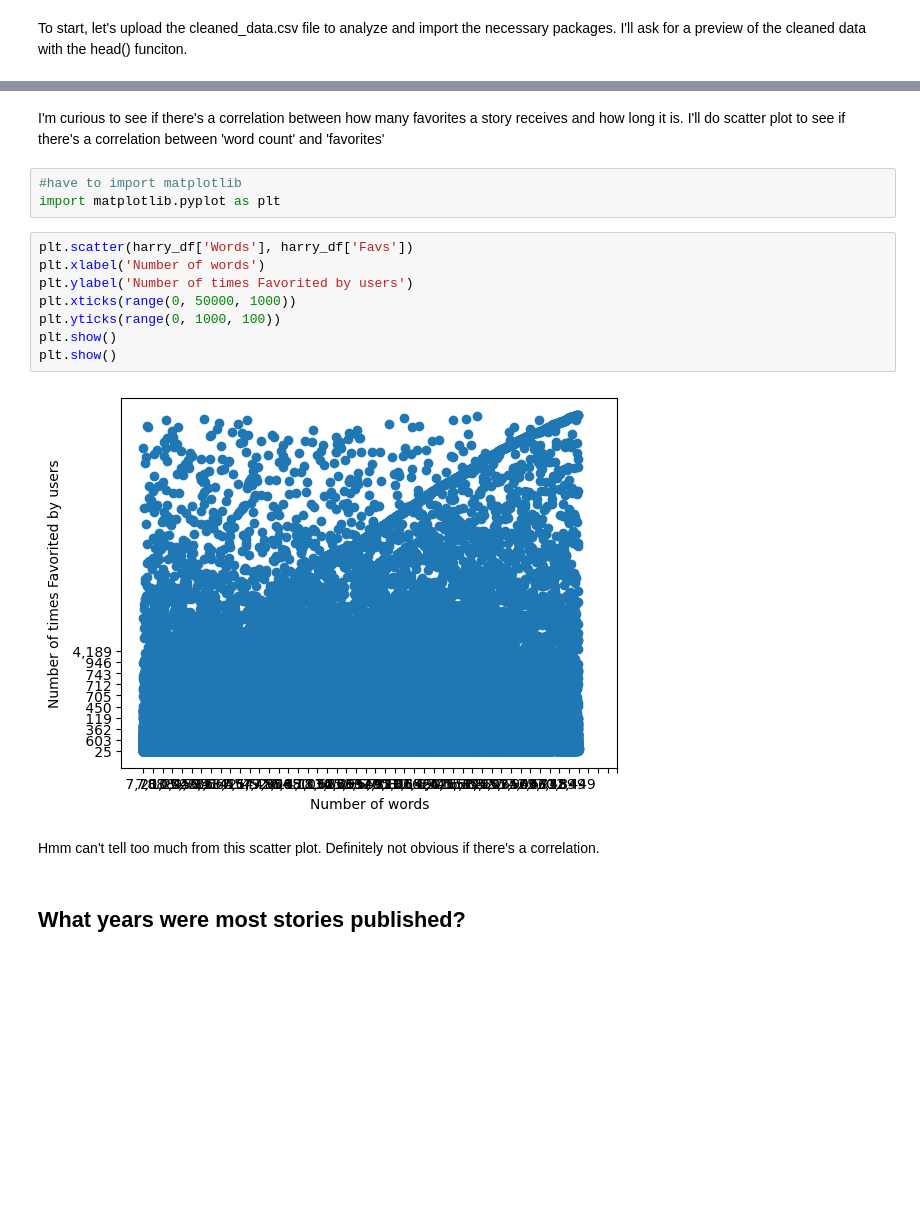
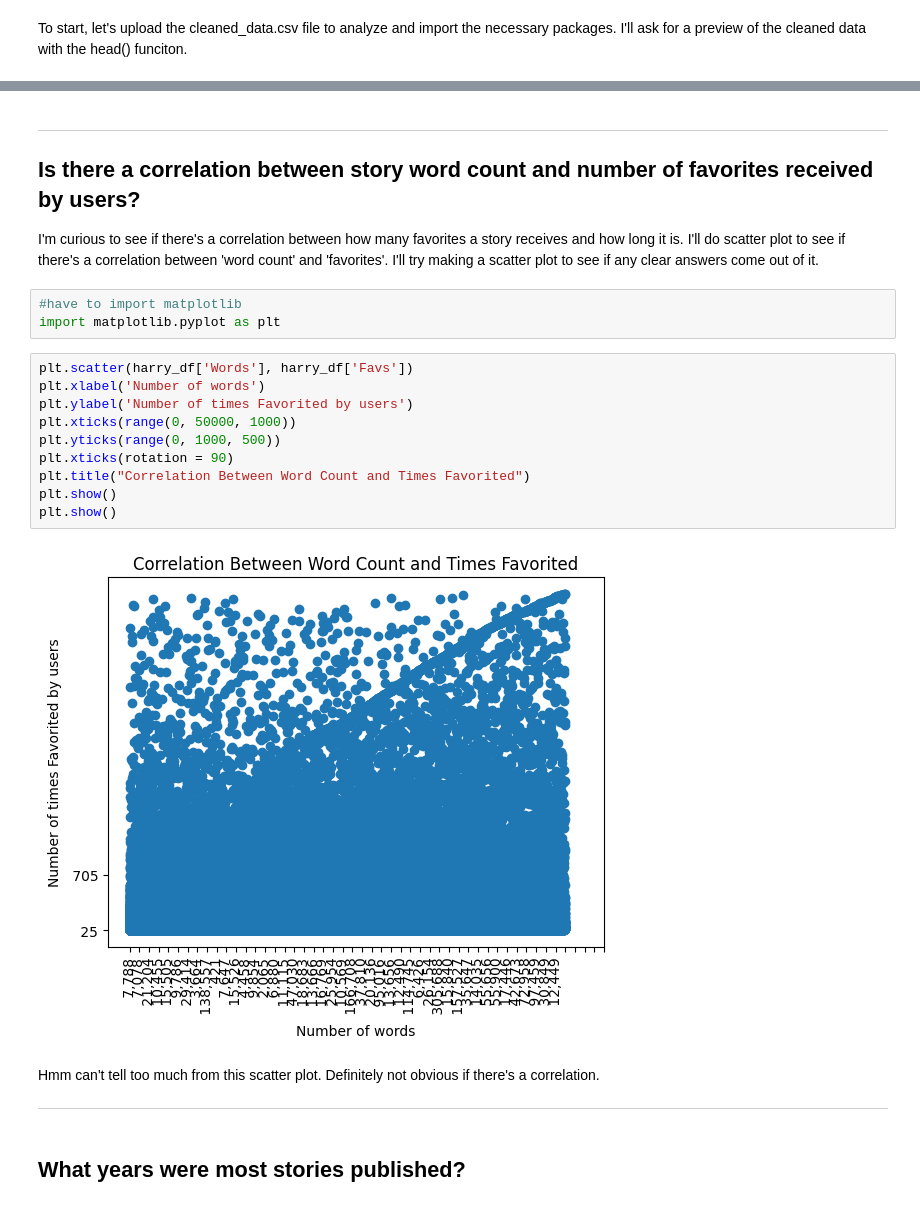
Before and after one commit to natinthegarden/harry-potter, a Jupyter notebook: analyze_harry.ipynb, the cells around one changed output, grey strips where cells are left out. Saved outputs shown, nothing was run; the diff lists cells and outputs as text; blank space fills up the shorter version.

```diff
--- a/analyze_harry.ipynb
+++ b/analyze_harry.ipynb
@@ -29,22 +35,30 @@ harry_df.head()
 | 3 | 4 | 57 | 57 | 12/31/2019 | 14.0 | 14,391 | LSUSWEETIE | [Fred W., Hermione G.] | Romance | M | ... |
 | 4 | 2 | 17 | 40 | 12/31/2019 | 13.0 | 2,872 | Peanutbuttertoast1 | [Hermione G., Draco M.] [Harry P.... | Angst/Romance | K+ | ... |
 # %% [markdown]
-I'm curious to see if there's a correlation between how many favorites a story receives and how long it is. I'll do scatter plot to see if there's a correlation between 'word count' and 'favorites'
+---
+
+<h2>Is there a correlation between story word count and number of favorites received by users?</h2>
+
+I'm curious to see if there's a correlation between how many favorites a story receives and how long it is. I'll do scatter plot to see if there's a correlation between 'word count' and 'favorites'. I'll try making a scatter plot to see if any clear answers come out of it.
 # %%
 #have to import matplotlib
 import matplotlib.pyplot as plt
 # %%
 plt.scatter(harry_df['Words'], harry_df['Favs'])
 plt.xlabel('Number of words')
 plt.ylabel('Number of times Favorited by users')
 plt.xticks(range(0, 50000, 1000))
-plt.yticks(range(0, 1000, 100))
+plt.yticks(range(0, 1000, 500))
+plt.xticks(rotation = 90)
+plt.title("Correlation Between Word Count and Times Favorited")
 plt.show()
 plt.show()
 # %% [output]
-[figure, old version]
+[figure, new version]
 # %% [markdown]
 Hmm can't tell too much from this scatter plot. Definitely not obvious if there's a correlation.
+
+---
 # %% [markdown]
 <h2>What years were most stories published?</h2>
 # %%
```
Also changed, not shown: parts of 4 cells of this notebook.
